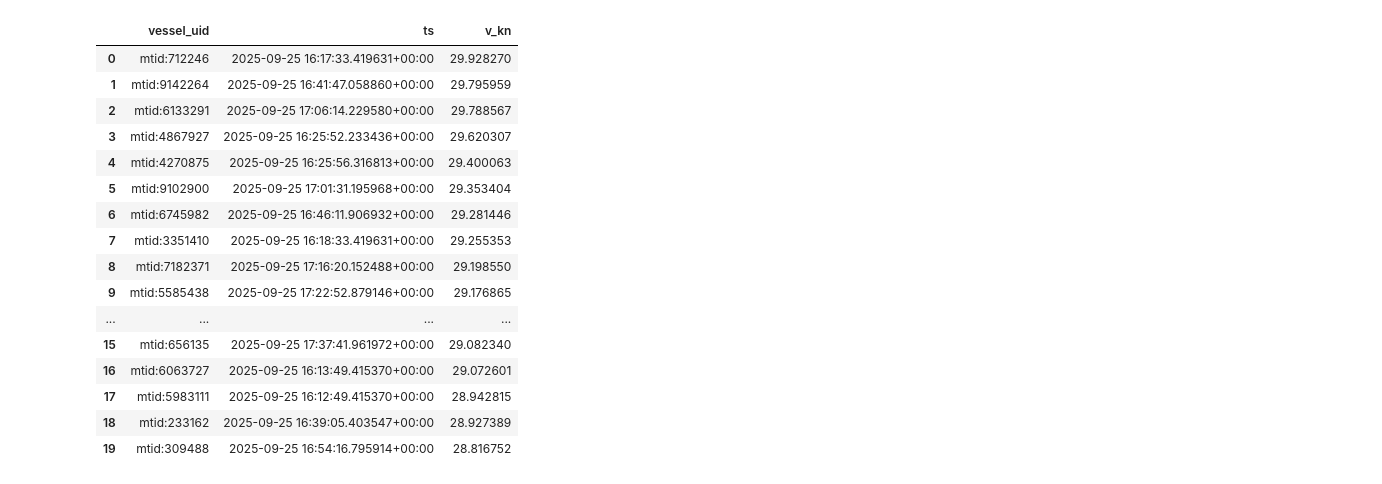
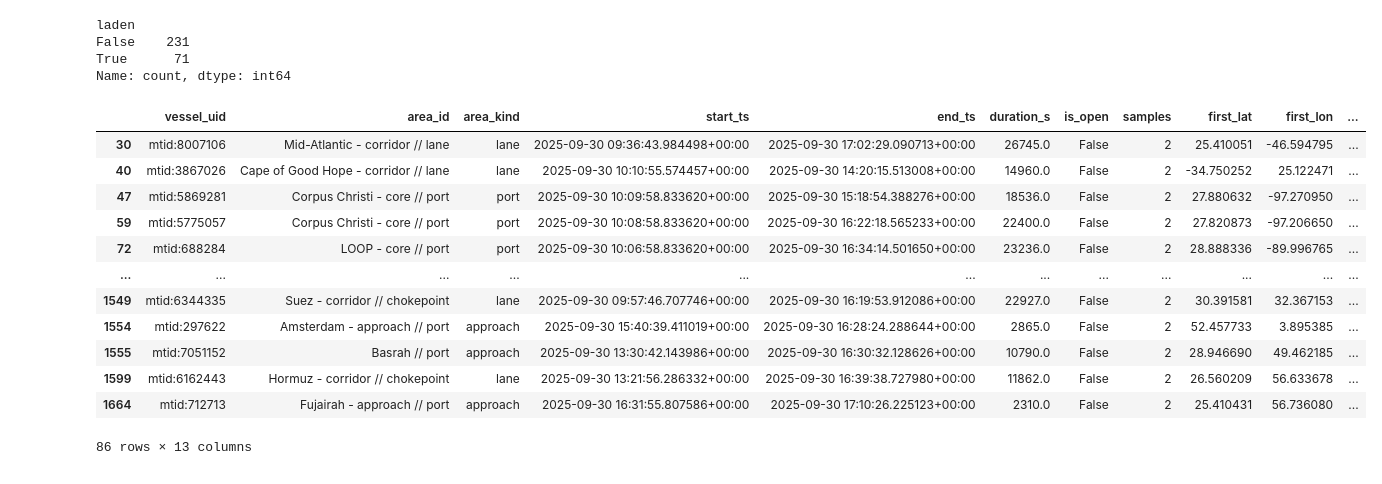
Before and after one commit to amitchell-thomson/ais-tracker, a Jupyter notebook: modeling/notebooks/testing.ipynb, the cells around one changed output. Saved outputs shown, nothing was run; the diff lists cells and outputs as text; code cells hidden in the pictures.

```diff
--- a/modeling/notebooks/testing.ipynb
+++ b/modeling/notebooks/testing.ipynb
@@ -69,37 +66,34 @@ df_id
-# %%
-ais_jumps_sql = """
-    WITH s AS (
-    SELECT vessel_uid, ts, geom,
-            lag(ts)   OVER (PARTITION BY vessel_uid ORDER BY ts) AS ts_prev,
-            lag(geom) OVER (PARTITION BY vessel_uid ORDER BY ts) AS geom_prev
-    FROM public.ais_fix
-    WHERE ts >= now() - interval '2 hours'
-    )
-    SELECT vessel_uid, ts,
-        (ST_DistanceSphere(geom_prev, geom)/1852.0) /
-        NULLIF(EXTRACT(EPOCH FROM (ts - ts_prev))/3600.0,0) AS v_kn
-    FROM s
-    WHERE geom_prev IS NOT NULL
-    ORDER BY v_kn DESC
-    LIMIT 20;
-"""
-df_jumps = pd.read_sql(ais_jumps_sql, engine)
-df_jumps
-# %% [output]
-|  | vessel_uid | ts | v_kn |
-| 0 | mtid:712246 | 2025-09-25 16:17:33.419631+00:00 | 29.928270 |
-| 1 | mtid:9142264 | 2025-09-25 16:41:47.058860+00:00 | 29.795959 |
-| 2 | mtid:6133291 | 2025-09-25 17:06:14.229580+00:00 | 29.788567 |
-| 3 | mtid:4867927 | 2025-09-25 16:25:52.233436+00:00 | 29.620307 |
-| 4 | mtid:4270875 | 2025-09-25 16:25:56.316813+00:00 | 29.400063 |
-| 5 | mtid:9102900 | 2025-09-25 17:01:31.195968+00:00 | 29.353404 |
-| 6 | mtid:6745982 | 2025-09-25 16:46:11.906932+00:00 | 29.281446 |
-| 7 | mtid:3351410 | 2025-09-25 16:18:33.419631+00:00 | 29.255353 |
-| 8 | mtid:7182371 | 2025-09-25 17:16:20.152488+00:00 | 29.198550 |
-| 9 | mtid:5585438 | 2025-09-25 17:22:52.879146+00:00 | 29.176865 |
-| ... | ... | ... | ... |
-| 15 | mtid:656135 | 2025-09-25 17:37:41.961972+00:00 | 29.082340 |
-| 16 | mtid:6063727 | 2025-09-25 16:13:49.415370+00:00 | 29.072601 |
-| 17 | mtid:5983111 | 2025-09-25 16:12:49.415370+00:00 | 28.942815 |
-| 18 | mtid:233162 | 2025-09-25 16:39:05.403547+00:00 | 28.927389 |
-| 19 | mtid:309488 | 2025-09-25 16:54:16.795914+00:00 | 28.816752 |
+# %%
+ais_cargo_sql = ais_fix_sql = """
+    SELECT *
+    FROM public.vessel_cargo_state
+"""
+
+df_cargo = pd.read_sql(ais_cargo_sql, engine)
+df_cargo['laden'].value_counts()
+# %% [output]
+laden
+False    231
+True      71
+Name: count, dtype: int64
+# %%
+ais_dwell_sql = """
+    SELECT *
+    FROM public.vessel_dwell_session
+"""
+df_dwells = pd.read_sql(ais_dwell_sql, engine)
+df_dwells[df_dwells.is_open == False]
+# %% [output]
+|  | vessel_uid | area_id | area_kind | start_ts | end_ts | duration_s | is_open | samples | first_lat | first_lon | ... |
+| 30 | mtid:8007106 | Mid-Atlantic - corridor // lane | lane | 2025-09-30 09:36:43.984498+00:00 | 2025-09-30 17:02:29.090713+00:00 | 26745.0 | False | 2 | 25.410051 | -46.594795 | ... |
+| 40 | mtid:3867026 | Cape of Good Hope - corridor // lane | lane | 2025-09-30 10:10:55.574457+00:00 | 2025-09-30 14:20:15.513008+00:00 | 14960.0 | False | 2 | -34.750252 | 25.122471 | ... |
+| 47 | mtid:5869281 | Corpus Christi - core // port | port | 2025-09-30 10:09:58.833620+00:00 | 2025-09-30 15:18:54.388276+00:00 | 18536.0 | False | 2 | 27.880632 | -97.270950 | ... |
+| 59 | mtid:5775057 | Corpus Christi - core // port | port | 2025-09-30 10:08:58.833620+00:00 | 2025-09-30 16:22:18.565233+00:00 | 22400.0 | False | 2 | 27.820873 | -97.206650 | ... |
+| 72 | mtid:688284 | LOOP - core // port | port | 2025-09-30 10:06:58.833620+00:00 | 2025-09-30 16:34:14.501650+00:00 | 23236.0 | False | 2 | 28.888336 | -89.996765 | ... |
+| ... | ... | ... | ... | ... | ... | ... | ... | ... | ... | ... | ... |
+| 1549 | mtid:6344335 | Suez - corridor // chokepoint | lane | 2025-09-30 09:57:46.707746+00:00 | 2025-09-30 16:19:53.912086+00:00 | 22927.0 | False | 2 | 30.391581 | 32.367153 | ... |
+| 1554 | mtid:297622 | Amsterdam - approach // port | approach | 2025-09-30 15:40:39.411019+00:00 | 2025-09-30 16:28:24.288644+00:00 | 2865.0 | False | 2 | 52.457733 | 3.895385 | ... |
+| 1555 | mtid:7051152 | Basrah // port | approach | 2025-09-30 13:30:42.143986+00:00 | 2025-09-30 16:30:32.128626+00:00 | 10790.0 | False | 2 | 28.946690 | 49.462185 | ... |
+| 1599 | mtid:6162443 | Hormuz - corridor // chokepoint | lane | 2025-09-30 13:21:56.286332+00:00 | 2025-09-30 16:39:38.727980+00:00 | 11862.0 | False | 2 | 26.560209 | 56.633678 | ... |
+| 1664 | mtid:712713 | Fujairah - approach // port | approach | 2025-09-30 16:31:55.807586+00:00 | 2025-09-30 17:10:26.225123+00:00 | 2310.0 | False | 2 | 25.410431 | 56.736080 | ... |
+86 rows × 13 columns
```
Also changed, not shown: parts of 11 cells of this notebook, 8 other files.
